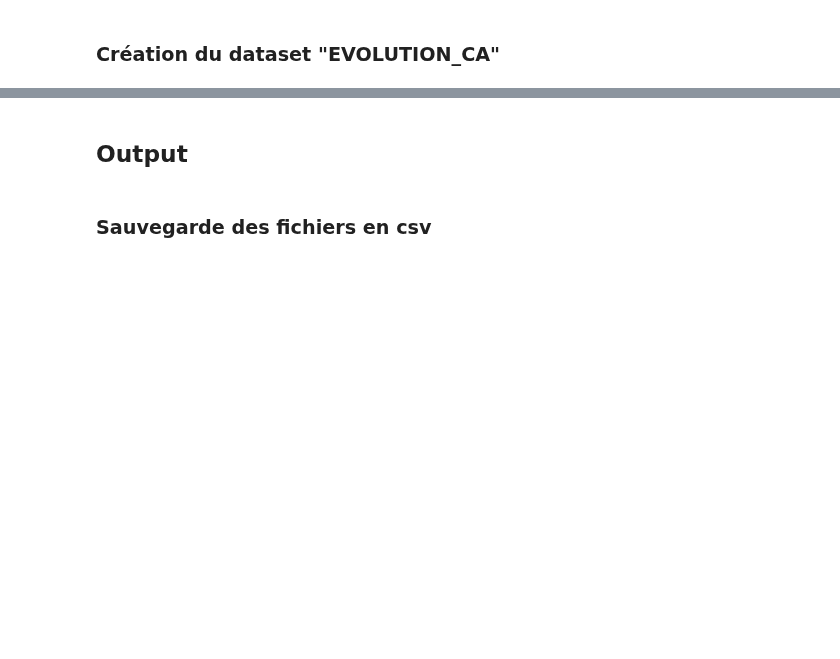
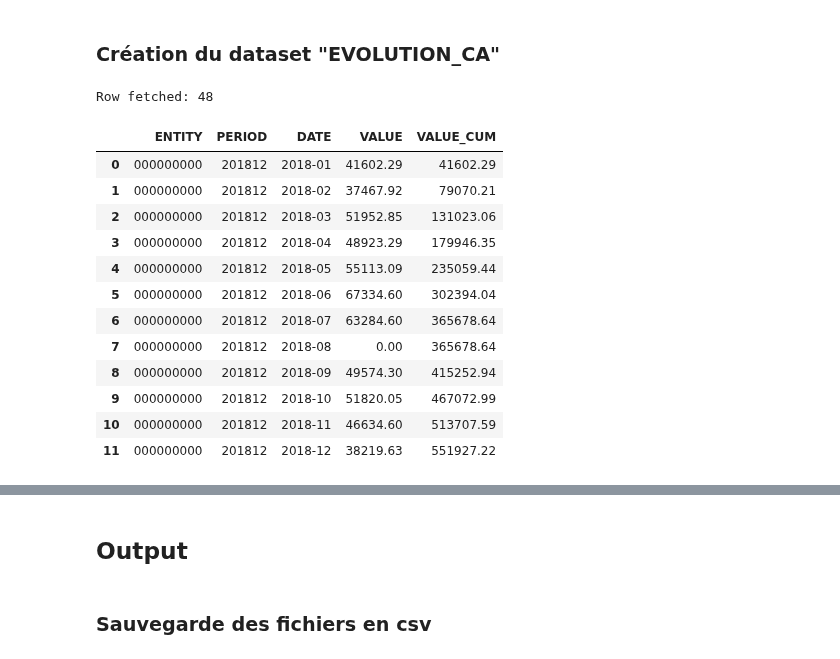
Before and after one commit to jupyter-naas/FEC-engine, a Jupyter notebook: models/FEC_Création_dataset_Evolution_CA.ipynb, the cells around one changed output, grey strips where cells are left out. Cells and saved outputs as stored; diff of their text form; code cells hidden in the pictures; blank space fills up the shorter version.

```diff
--- a/models/FEC_Création_dataset_Evolution_CA.ipynb
+++ b/models/FEC_Création_dataset_Evolution_CA.ipynb
@@ -68,0 +47,75 @@ dataset_evol_ca
+# %%
+def prep_data(df_init, ):
+    # Init
+    df = df_init.copy()
+    df_output = pd.DataFrame()
+
+    # Filtre COMPTE_NUM = Chiffre d'Affaire (RUBRIQUE N1)
+    df = df[df["COMPTE_NUM"].str.contains(r"^70|^71|^72")]
+
+    # Regroupement
+    to_group = [
+        "ENTITY",
+        "PERIOD",
+        "DATE",
+    ]
+    to_agg = {"VALUE": "sum"}
+    df = df.groupby(to_group, as_index=False).agg(to_agg).sort_values(by=["ENTITY", "PERIOD", "DATE"], ascending=[True, False, True])
+
+    # Format columns
+    df["DATE"] = pd.to_datetime(df["DATE"])
+    df["VALUE"] = df["VALUE"].abs()
+
+    # Reindex value
+    filters = df[["ENTITY", "PERIOD"]].drop_duplicates(ignore_index=True)
+    for index, row in filters.iterrows():
+        entity = row["ENTITY"]
+        period = row["PERIOD"]
+        tmp_df = df[(df["ENTITY"] == entity) & (df["PERIOD"] == period)]
+
+        # Create date range
+        d_start = tmp_df.loc[tmp_df.index[0], "DATE"]
+        start_year = d_start.year
+        start_month = d_start.month
+        start = f'{start_year}-{start_month}-01'
+        d_end = tmp_df.loc[tmp_df.index[-1], "DATE"]
+        end = d_end
+        idx = pd.date_range(start, end, freq="D")
+
+        # Reindex by DATE
+        tmp_df.set_index("DATE", drop=True, inplace=True)
+        tmp_df.index = pd.DatetimeIndex(tmp_df.index)
+        tmp_df = tmp_df.reindex(idx, fill_value=0)
+
+        # Enforce data
+        tmp_df["ENTITY"] = entity
+        tmp_df["PERIOD"] = period
+        tmp_df.insert(loc=2, column="DATE", value=pd.DatetimeIndex(tmp_df.index))
+
+        # Groupby analytics
+        tmp_df["DATE"] = tmp_df["DATE"].dt.strftime("%Y-%m")
+        tmp_df = tmp_df.groupby(to_group, as_index=False).agg(to_agg)
+        tmp_df["VALUE_CUM"] = tmp_df["VALUE"].cumsum()
+
+        # Concat
+        df_output = pd.concat([df_output, tmp_df])
+    return df_output.reset_index(drop=True)
+
+data_prep = prep_data(df_input)
+print("Row fetched:", len(data_prep))
+data_prep.head(12)
+# %% [output]
+Row fetched: 48
+|  | ENTITY | PERIOD | DATE | VALUE | VALUE_CUM |
+| 0 | 000000000 | 201812 | 2018-01 | 41602.29 | 41602.29 |
+| 1 | 000000000 | 201812 | 2018-02 | 37467.92 | 79070.21 |
+| 2 | 000000000 | 201812 | 2018-03 | 51952.85 | 131023.06 |
+| 3 | 000000000 | 201812 | 2018-04 | 48923.29 | 179946.35 |
+| 4 | 000000000 | 201812 | 2018-05 | 55113.09 | 235059.44 |
+| 5 | 000000000 | 201812 | 2018-06 | 67334.60 | 302394.04 |
+| 6 | 000000000 | 201812 | 2018-07 | 63284.60 | 365678.64 |
+| 7 | 000000000 | 201812 | 2018-08 | 0.00 | 365678.64 |
+| 8 | 000000000 | 201812 | 2018-09 | 49574.30 | 415252.94 |
+| 9 | 000000000 | 201812 | 2018-10 | 51820.05 | 467072.99 |
+| 10 | 000000000 | 201812 | 2018-11 | 46634.60 | 513707.59 |
+| 11 | 000000000 | 201812 | 2018-12 | 38219.63 | 551927.22 |
```
Also changed, not shown: parts of 6 cells of this notebook.
